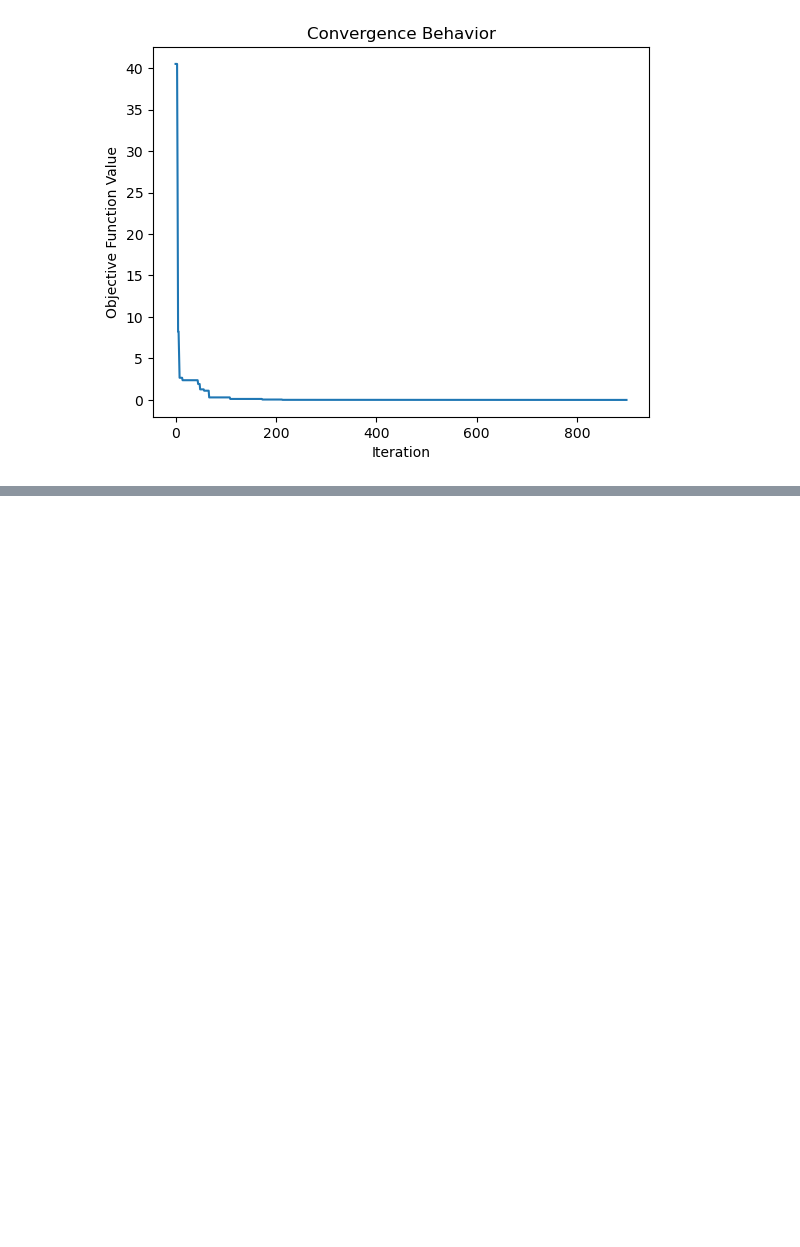
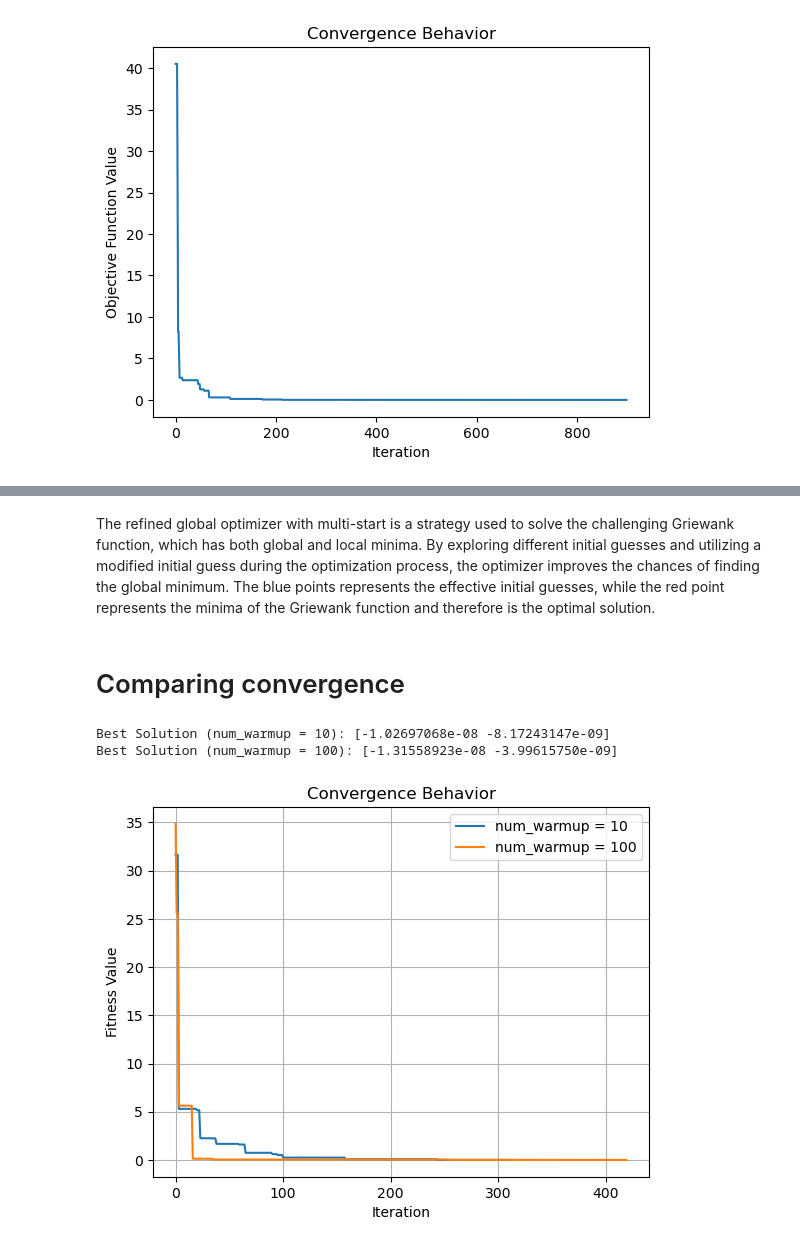
Before and after one commit to NumEconCopenhagen/projects-2023-rikke-og-emma, a Jupyter notebook: Examproject/Exam-2023-notebook.ipynb, the cells around one changed output, grey strips where cells are left out. Drawn from its saved outputs; the diff is of its cells as text; code cells hidden in the pictures; blank space fills up the shorter version.

```diff
--- a/Examproject/Exam-2023-notebook.ipynb
+++ b/Examproject/Exam-2023-notebook.ipynb
@@ -935,0 +994,75 @@ plt.show()
+# %% [markdown]
+The refined global optimizer with multi-start is a strategy used to solve the challenging Griewank function, which has both global and local minima. By exploring different initial guesses and utilizing a modified initial guess during the optimization process, the optimizer improves the chances of finding the global minimum. The blue points represents the effective initial guesses, while the red point represents the minima of the Griewank function and therefore is the optimal solution.
+# %% [markdown]
+# Comparing convergence
+# %%
+import numpy as np
+from scipy.optimize import minimize
+
+def griewank(x):
+    return griewank_(x[0], x[1])
+
+def griewank_(x1, x2):
+    A = x1**2 / 4000 + x2**2 / 4000
+    B = np.cos(x1 / np.sqrt(1)) * np.cos(x2 / np.sqrt(2))
+    return A - B + 1
+
+def refined_global_optimizer(bounds, tolerance, num_warmup, max_iterations):
+    best_solution = None
+    best_fitness = np.inf
+    convergence_iterations = []
+
+    for k in range(max_iterations):
+        x0 = np.random.uniform(bounds[0], bounds[1], size=(2,))
+
+        if k >= num_warmup:
+            chi_k = 0.50 * (2 / (1 + np.exp((k - num_warmup) / 100)))
+            x0 = chi_k * x0 + (1 - chi_k) * best_solution
+
+        result = minimize(griewank, x0, method='BFGS', tol=tolerance)
+        x_k_ast = result.x
+        f_k_ast = result.fun
+
+        if k == 0 or f_k_ast < best_fitness:
+            best_solution = x_k_ast
+            best_fitness = f_k_ast
+
+        convergence_iterations.append(best_fitness)
+
+        if best_fitness < tolerance:
+            break
+
+    return best_solution, convergence_iterations
+
+# Settings
+bounds = [-600, 600]
+tolerance = 1e-8
+num_warmup_10 = 10
+num_warmup_100 = 100
+max_iterations = 1000
+
+# Run the optimizer for num_warmup = 10
+best_solution_10, convergence_iterations_10 = refined_global_optimizer(bounds, tolerance, num_warmup_10, max_iterations)
+
+# Run the optimizer for num_warmup = 100
+best_solution_100, convergence_iterations_100 = refined_global_optimizer(bounds, tolerance, num_warmup_100, max_iterations)
+
+# Print the best solutions
+print("Best Solution (num_warmup = 10):", best_solution_10)
+print("Best Solution (num_warmup = 100):", best_solution_100)
+
+# Plot the convergence behavior
+import matplotlib.pyplot as plt
+
+plt.plot(range(len(convergence_iterations_10)), convergence_iterations_10, label='num_warmup = 10')
+plt.plot(range(len(convergence_iterations_100)), convergence_iterations_100, label='num_warmup = 100')
+plt.xlabel('Iteration')
+plt.ylabel('Fitness Value')
+plt.title('Convergence Behavior')
+plt.legend()
+plt.grid(True)
+plt.show()
+# %% [output]
+Best Solution (num_warmup = 10): [-1.02697068e-08 -8.17243147e-09]
+Best Solution (num_warmup = 100): [-1.31558923e-08 -3.99615750e-09]
+[figure, added]
```
Also changed, not shown: parts of 9 cells of this notebook.
